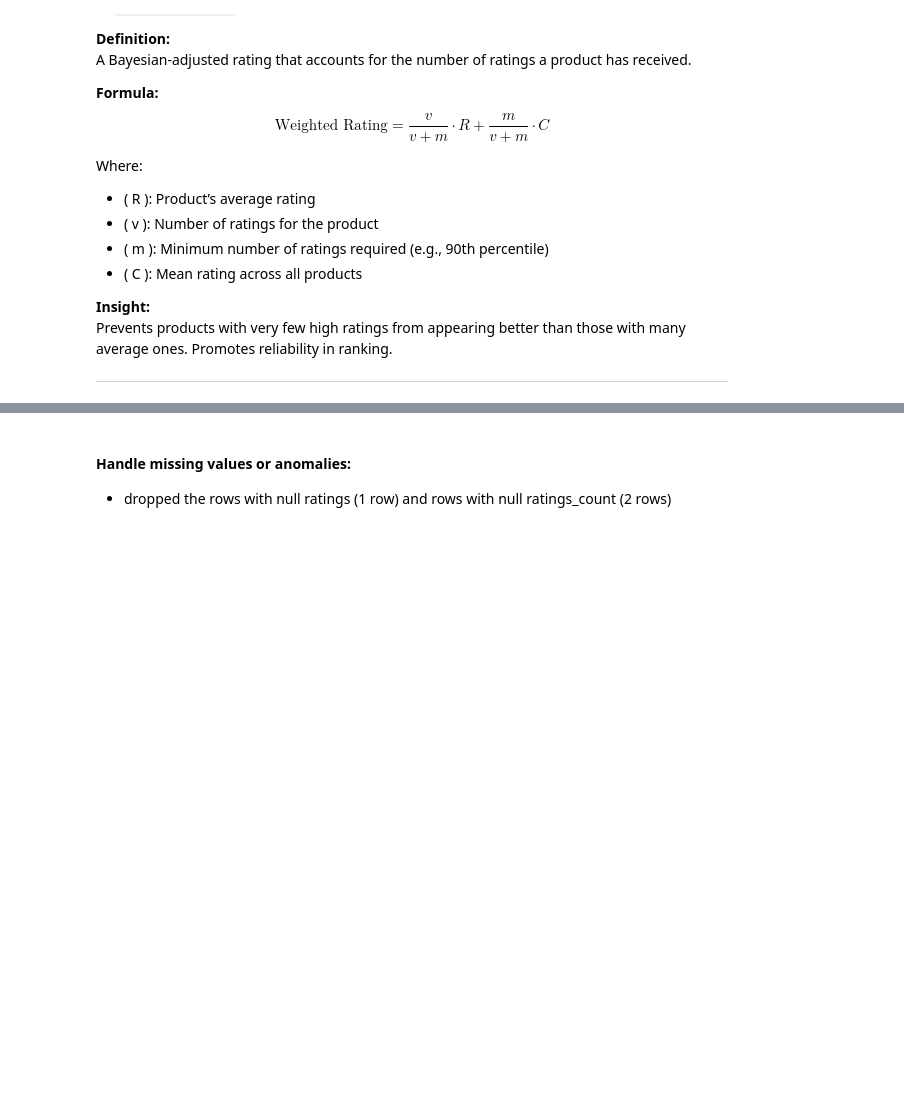
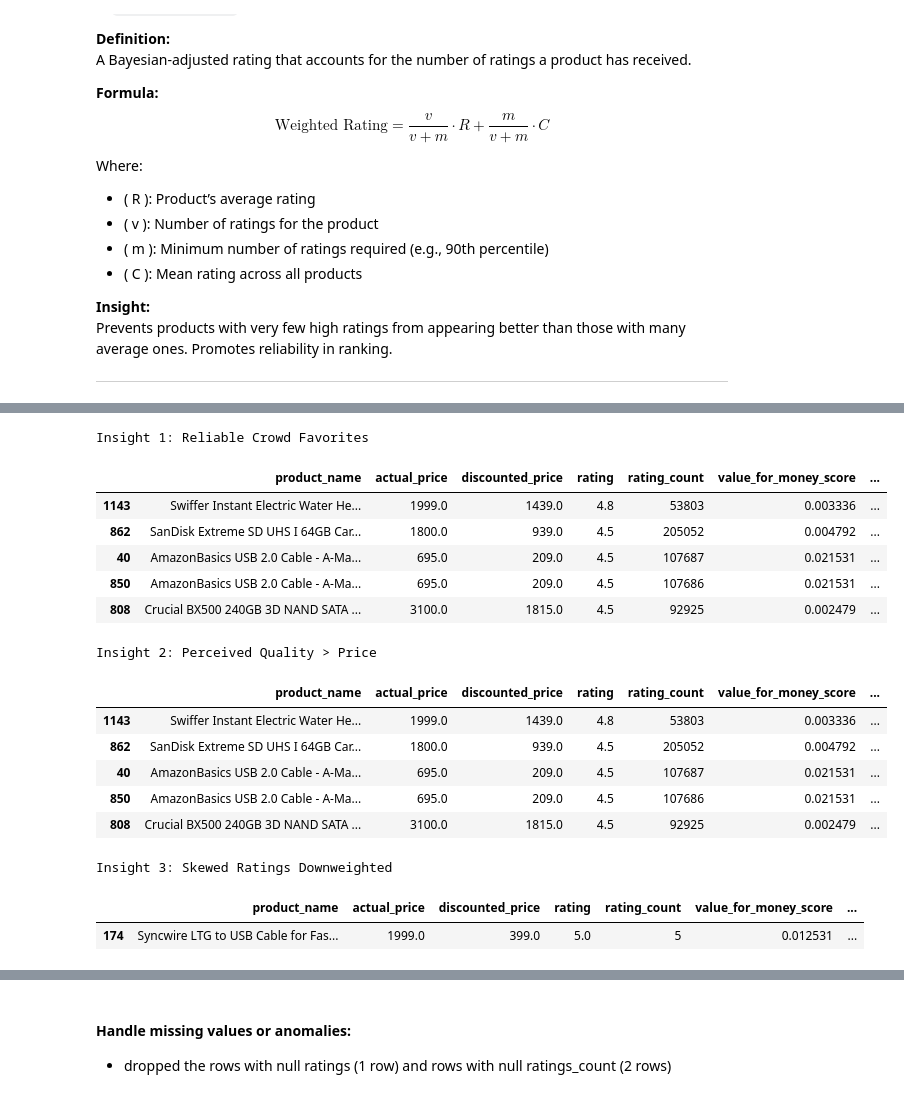
Before and after one commit to nayakrakshith007/Product_Recommendation_System, a Jupyter notebook: Code/Scalar_Product_Recommendation_Sysyem.ipynb, the cells around one changed output, grey strips where cells are left out. Drawn from its saved outputs; the diff is of its cells as text; code cells hidden in the pictures; blank space fills up the shorter version.

```diff
--- a/Code/Scalar_Product_Recommendation_Sysyem.ipynb
+++ b/Code/Scalar_Product_Recommendation_Sysyem.ipynb
@@ -487,0 +518,61 @@ df['weighted_rating'] = df.apply(compute_weighted_rating, axis=1)
+# %%
+# Helper to get last category level
+def get_last_category(row):
+    for i in range(7, 0, -1):
+        val = row.get(f'category_level_{i}')
+        if pd.notnull(val):
+            return val
+    return None
+
+# Filter valid rows
+valid_df = df[['product_name', 'actual_price', 'discounted_price', 'rating', 'rating_count',
+               'value_for_money_score', 'weighted_rating', 'category_level_1'] +
+               [f'category_level_{i}' for i in range(1, 8)]].dropna(subset=['weighted_rating'])
+
+valid_df['category_last_level'] = valid_df.apply(get_last_category, axis=1)
+
+# --- Insight 1: Crowd Favorites - Top 5 by Weighted Rating ---
+insight_1_df = valid_df.sort_values(by='weighted_rating', ascending=False).head(5)
+
+# --- Insight 2: Value ≠ Popularity - Top 5 by Weighted Rating but not top Value ---
+# Get top by weighted, but exclude those that are also top in value
+top_value = valid_df.sort_values(by='value_for_money_score', ascending=False).head(50)
+insight_2_df = valid_df[~valid_df['product_name'].isin(top_value['product_name'])].sort_values(
+    by='weighted_rating', ascending=False).head(5)
+
+# --- Insight 3: Skewed Ratings Downweighted - Top by Rating but Not Weighted Rating ---
+# Get products with high rating but low rating_count and low weighted_rating
+high_rated = valid_df[(valid_df['rating'] >= 4.7) & (valid_df['rating_count'] < 20)]
+insight_3_df = high_rated.sort_values(by='weighted_rating', ascending=False).head(5)
+
+# Select columns to display
+cols = ['product_name', 'actual_price', 'discounted_price', 'rating', 'rating_count',
+        'value_for_money_score', 'weighted_rating', 'category_level_1', 'category_last_level']
+
+# Final Display
+print("Insight 1: Reliable Crowd Favorites")
+display(insight_1_df[cols])
+
+print("\nInsight 2: Perceived Quality > Price")
+display(insight_2_df[cols])
+
+print("\nInsight 3: Skewed Ratings Downweighted")
+display(insight_3_df[cols])
+# %% [output]
+Insight 1: Reliable Crowd Favorites
+|  | product_name | actual_price | discounted_price | rating | rating_count | value_for_money_score | ... |
+| 1143 | Swiffer Instant Electric Water He... | 1999.0 | 1439.0 | 4.8 | 53803 | 0.003336 | ... |
+| 862 | SanDisk Extreme SD UHS I 64GB Car... | 1800.0 | 939.0 | 4.5 | 205052 | 0.004792 | ... |
+| 40 | AmazonBasics USB 2.0 Cable - A-Ma... | 695.0 | 209.0 | 4.5 | 107687 | 0.021531 | ... |
+| 850 | AmazonBasics USB 2.0 Cable - A-Ma... | 695.0 | 209.0 | 4.5 | 107686 | 0.021531 | ... |
+| 808 | Crucial BX500 240GB 3D NAND SATA ... | 3100.0 | 1815.0 | 4.5 | 92925 | 0.002479 | ... |
+Insight 2: Perceived Quality > Price
+|  | product_name | actual_price | discounted_price | rating | rating_count | value_for_money_score | ... |
+| 1143 | Swiffer Instant Electric Water He... | 1999.0 | 1439.0 | 4.8 | 53803 | 0.003336 | ... |
+| 862 | SanDisk Extreme SD UHS I 64GB Car... | 1800.0 | 939.0 | 4.5 | 205052 | 0.004792 | ... |
+| 40 | AmazonBasics USB 2.0 Cable - A-Ma... | 695.0 | 209.0 | 4.5 | 107687 | 0.021531 | ... |
+| 850 | AmazonBasics USB 2.0 Cable - A-Ma... | 695.0 | 209.0 | 4.5 | 107686 | 0.021531 | ... |
+| 808 | Crucial BX500 240GB 3D NAND SATA ... | 3100.0 | 1815.0 | 4.5 | 92925 | 0.002479 | ... |
+Insight 3: Skewed Ratings Downweighted
+|  | product_name | actual_price | discounted_price | rating | rating_count | value_for_money_score | ... |
+| 174 | Syncwire LTG to USB Cable for Fas... | 1999.0 | 399.0 | 5.0 | 5 | 0.012531 | ... |
```
Also changed, not shown: parts of 31 cells of this notebook.
